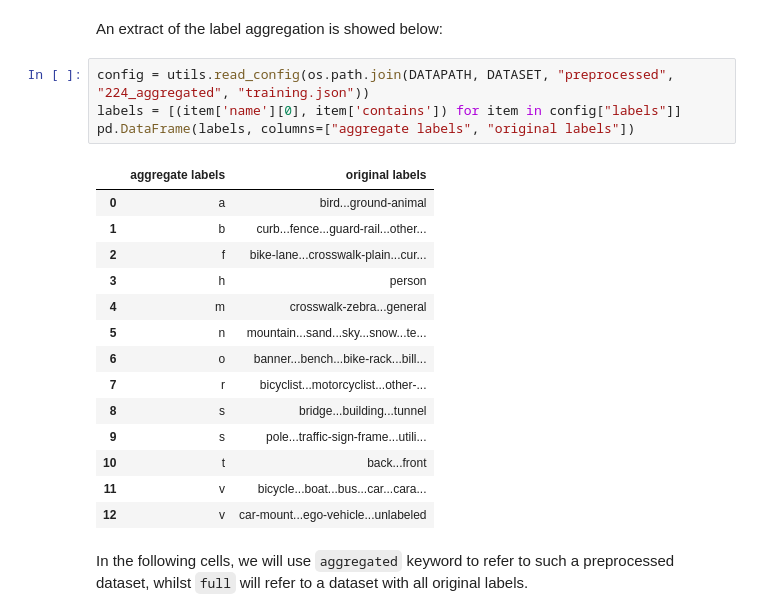
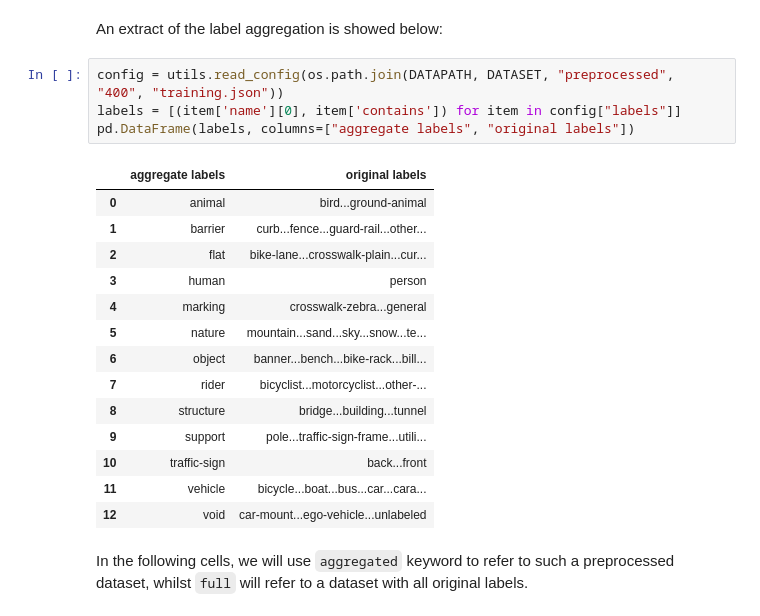
Before and after one commit to Oslandia/deeposlandia, a Jupyter notebook: examples/1a_mapillary-dataset-presentation.ipynb, the cells around one changed output. Cells and saved outputs as stored; diff of their text form.

```diff
--- a/examples/1a_mapillary-dataset-presentation.ipynb
+++ b/examples/1a_mapillary-dataset-presentation.ipynb
@@ -80,24 +84,24 @@ As denoted in [another notebook](./Mapillary_label_analysis.ipynb), the Mapillar
 # %% [markdown]
 An extract of the label aggregation is showed below:
 # %%
-config = utils.read_config(os.path.join(DATAPATH, DATASET, "preprocessed", "224_aggregated", "training.json"))
+config = utils.read_config(os.path.join(DATAPATH, DATASET, "preprocessed", "400", "training.json"))
 labels = [(item['name'][0], item['contains']) for item in config["labels"]]
 pd.DataFrame(labels, columns=["aggregate labels", "original labels"])
 # %% [output]
 |  | aggregate labels | original labels |
-| 0 | a | bird...ground-animal |
-| 1 | b | curb...fence...guard-rail...other... |
-| 2 | f | bike-lane...crosswalk-plain...cur... |
-| 3 | h | person |
-| 4 | m | crosswalk-zebra...general |
-| 5 | n | mountain...sand...sky...snow...te... |
-| 6 | o | banner...bench...bike-rack...bill... |
-| 7 | r | bicyclist...motorcyclist...other-... |
-| 8 | s | bridge...building...tunnel |
-| 9 | s | pole...traffic-sign-frame...utili... |
-| 10 | t | back...front |
-| 11 | v | bicycle...boat...bus...car...cara... |
-| 12 | v | car-mount...ego-vehicle...unlabeled |
+| 0 | animal | bird...ground-animal |
+| 1 | barrier | curb...fence...guard-rail...other... |
+| 2 | flat | bike-lane...crosswalk-plain...cur... |
+| 3 | human | person |
+| 4 | marking | crosswalk-zebra...general |
+| 5 | nature | mountain...sand...sky...snow...te... |
+| 6 | object | banner...bench...bike-rack...bill... |
+| 7 | rider | bicyclist...motorcyclist...other-... |
+| 8 | structure | bridge...building...tunnel |
+| 9 | support | pole...traffic-sign-frame...utili... |
+| 10 | traffic-sign | back...front |
+| 11 | vehicle | bicycle...boat...bus...car...cara... |
+| 12 | void | car-mount...ego-vehicle...unlabeled |
 # %% [markdown]
 In the following cells, we will use `aggregated` keyword to refer to such a preprocessed dataset, whilst `full` will refer to a dataset with all original labels.
 # %% [markdown]
```
Also changed, not shown: parts of 11 cells of this notebook, 3 other files.
